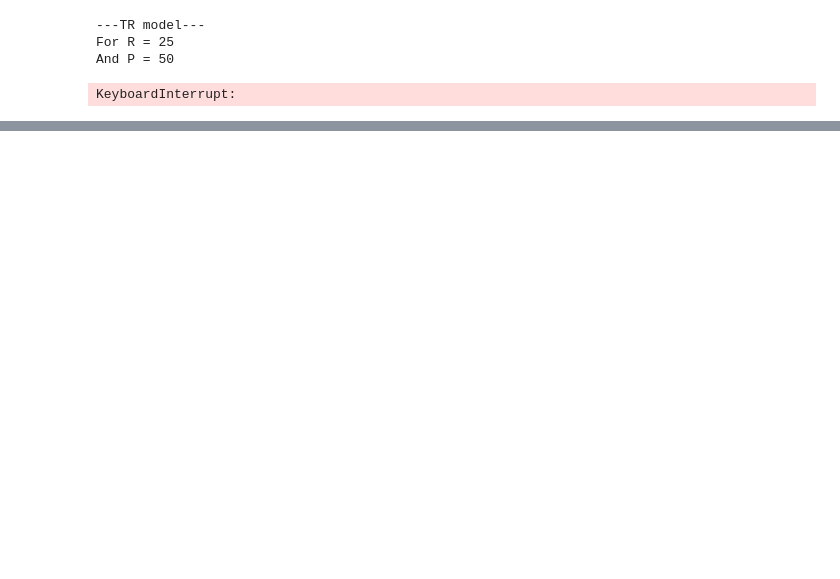
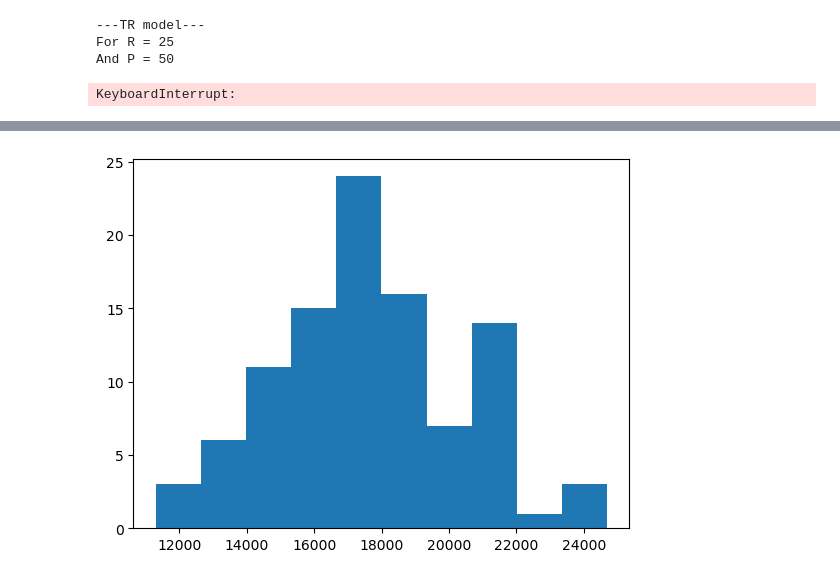
Before and after one commit to JochemvdBosch/Forecast_evaluation, a Jupyter notebook: Simulation_code.ipynb, the cells around one changed output, grey strips where cells are left out. Drawn from its saved outputs; the diff is of its cells as text; code cells hidden in the pictures; blank space fills up the shorter version.

```diff
--- a/Simulation_code.ipynb
+++ b/Simulation_code.ipynb
@@ -305,0 +729,91 @@ crit_chi
+# %%
+def cal_g_theta_TR(S_t, # Vector of S_t
+                L_t, # Vector of loss function
+                R_size, # Integer
+                P_size, # Integer
+                T_size, # Integer
+                ):
+
+    # Initialize the critical values with a minimum value
+    crit_values = np.full(iterations_CV,-100)
+
+    # Create an array of gamma value that are used in the for loop
+    gamma_quantile = np.linspace(0.15,0.85,grid_elements)
+
+    # Get Q_t
+    Q_t = np.stack([np.column_stack((np.ones((T_size,1)),np.multiply(np.ones((T_size,1)),
+                                                                     TR_model(S_t,np.quantile(S_t,gamma_quantile[i])))))
+                                                                     for i in range(grid_elements)])
+
+    # Get psi
+    psi = np.stack(estimateBeta(Q_t[i,R_size-1:R_size+P_size-1],L_t) for i in range(grid_elements))
+
+    # Select values of Q_t
+    Q_sel = np.transpose(np.lib.stride_tricks.sliding_window_view(Q_t,R_size,axis=1)[:,:P_size],(0,1,3,2))
+
+    # Calculate the residuals
+    residual_sel = L_t - Q_sel[:,:,-1] @ psi
+
+    # Calculate the score and its transpose
+    score = Q_sel[:,:,-1] * residual_sel
+    score_trans = np.transpose(score, (0, 2, 1))
+
+    # Compute V_P, M_P, and its inverse
+    V_P = np.transpose(score,(0,2,1)) @ score / P_size
+    M_P = np.transpose(Q_sel[:,:,-1],(0,2,1)) @ Q_sel[:,:,-1] / P_size
+    M_P_inv = np.stack(np.linalg.inv(M_Ps) for M_Ps in M_P)
+
+    # Get V_star and its inverse
+    V_star = M_P_inv @ V_P @ M_P_inv
+    V_star_inv = np.stack(np.linalg.inv(V_stars) for V_stars in V_star)
+
+    # Then it is possible to calculate W_P
+    W_P = P_size * (np.transpose(psi,(0,2,1)) @ V_star_inv @ psi)
+
+    # Get the test statistic of all W_P values
+    g_theta = max(W_P)[0][0]
+
+    # This part simulates the critical values, initialize the barlett kernel:
+    if (barlett_kernel == False):
+        B_size = 0
+
+    else:
+        B_size = round(4*(P_size/100)**(2/9)+1)
+
+    # Simulate a matrix of the standard normal distribution
+    v_t = np.random.normal(0,1,(P_size+B_size,iterations_CV))
+#     print(np.sum(np.array([np.lib.stride_tricks.sliding_window_view(v_t,P_size,axis=0)[b,:]
+#                                                              for b in range(0,B_size+1)]),axis=0))
+    # Calculate lambda_sum and lambda_P
+    lambda_sum = score_trans @ np.transpose(np.sum(np.array([np.lib.stride_tricks.sliding_window_view(v_t,P_size,axis=0)[b,:]
+                                                             for b in range(0,B_size+1)]),axis=0))
+    lambda_P = np.transpose(lambda_sum / (P_size*(1+B_size)**0.5),(0,2,1))
+    return lambda_P
+
+    # Get the collection of critical values
+    W_P_j = np.sum(np.matmul(lambda_P, M_P_inv @ V_star_inv @ M_P_inv) * lambda_P,axis=2)
+    crit_values = np.max(W_P_j,axis=0)
+
+    # Sort the Monte Carlo simulations and get the final critical value
+    crit_values = np.sort(crit_values)
+    final_crit_value = crit_values[round((1-signi_level) * iterations_CV)-1]
+
+    # Check if the test statistic should be rejected or not
+    if (g_theta > final_crit_value):
+        return 1,g_theta,final_crit_value
+    else:
+        return 0,g_theta,final_crit_value
+
+barlett_kernel = True
+
+lam = [np.sum(np.absolute(cal_g_theta_TR(np.random.normal(0,1,(100,1)),np.random.normal(0,1,(50,1)),50,50,100))) for i in range(100)]
+plt.hist(lam)
+plt.show()
+
+barlett_kernel = False
+
+lam = [np.sum(np.absolute(cal_g_theta_TR(np.random.normal(0,1,(100,1)),np.random.normal(0,1,(50,1)),50,50,100))) for i in range(100)]
+plt.hist(lam)
+plt.show()
+# %% [output]
+[figure, added]
```
Also changed, not shown: parts of 19 cells of this notebook.
